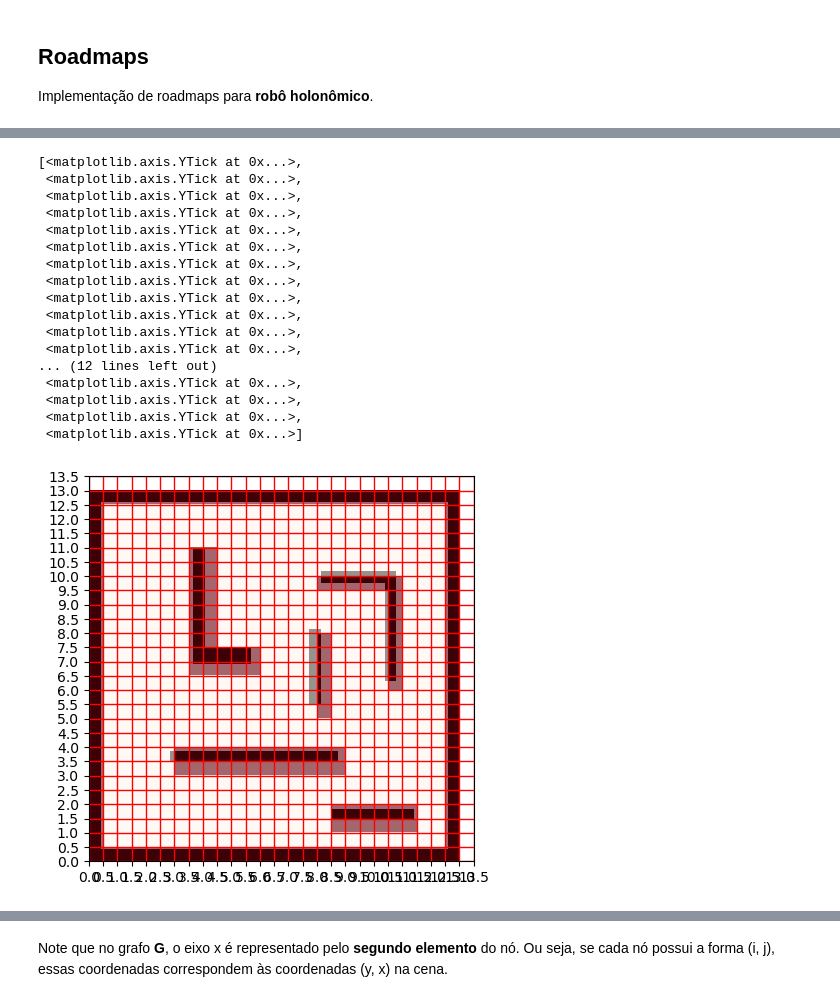
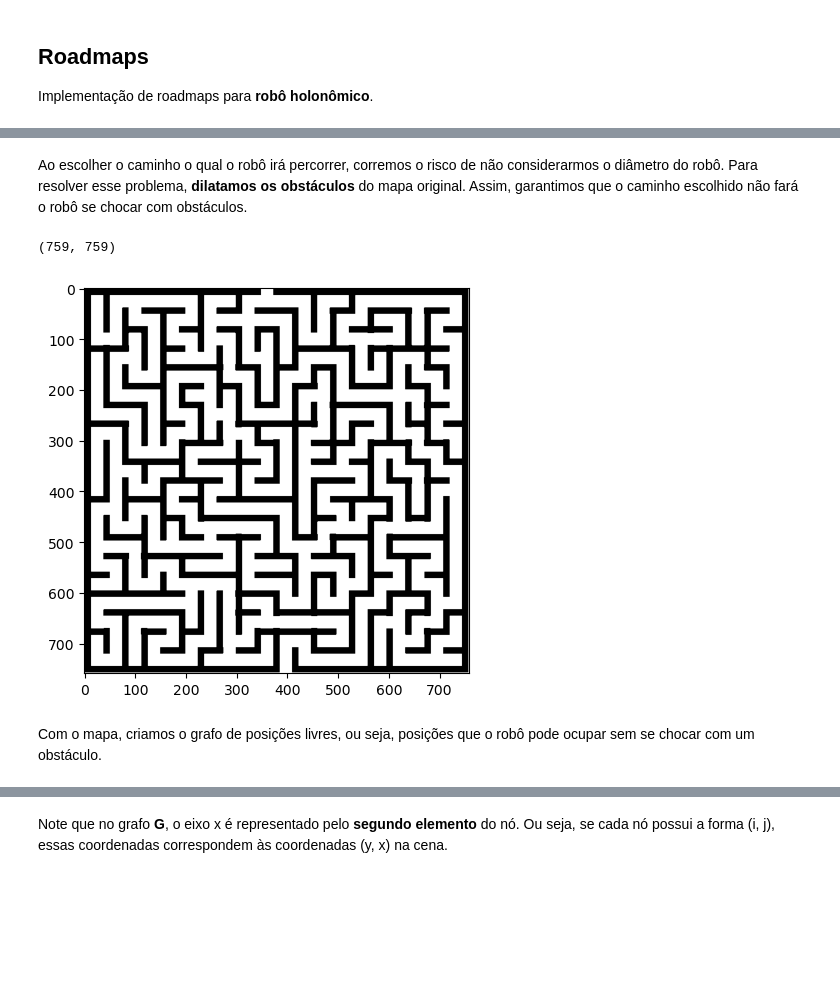
Before and after one commit to marcotuliopin/mobile-robotics, a Jupyter notebook: tp2/roadmaps.ipynb, the cells around one changed output, grey strips where cells are left out. Cells and saved outputs as stored; diff of their text form; code cells hidden in the pictures; blank space fills up the shorter version.

```diff
--- a/tp2/roadmaps.ipynb
+++ b/tp2/roadmaps.ipynb
@@ -54,12 +76,34 @@ img.shape
+# %% [markdown]
+Ao escolher o caminho o qual o robô irá percorrer, corremos o risco de não considerarmos o diâmetro do robô. Para resolver esse problema, **dilatamos os obstáculos** do mapa original. Assim, garantimos que o caminho escolhido não fará o robô se chocar com obstáculos.
+# %%
+fig = plt.figure(figsize=(5,5), dpi=100)
+ax = fig.add_subplot(111, aspect='equal')
+
+# Tamanho da dilatação.
+dilation_size = scenes[scene]['dilation']
+
+# Dilata os obstáculos
+img_uint8 = (source_img * 255).astype(np.uint8)
+selem = cv2.getStructuringElement(cv2.MORPH_RECT, (2*dilation_size + 1, 2*dilation_size + 1))
+img= cv2.dilate(img_uint8, selem)
+
+# Converte a imagem para o formato original
+img = img.astype(np.float32) / 255
+
+ax.imshow(img, cmap='Greys', origin='upper')
+img.shape # Perceba que o tamanho da imagem continua o mesmo
+# %% [output]
+(759, 759)
+[figure, added]
+# %% [markdown]
+Com o mapa, criamos o grafo de posições livres, ou seja, posições que o robô pode ocupar sem se chocar com um obstáculo.
 # %%
 # Dimensões do mapa informado em metros (X, Y)
-map_dims = np.array([13, 13]) # Paredes 2
+map_dims = np.array(scenes[scene]['dims'])
+cell_size = scenes[scene]['cell size']
 
 # Escala Pixel/Metro
 sy, sx = img.shape / map_dims
-
-# Tamanho da célula do nosso Grid (em metros)
-cell_size = 0.5
 
 rows, cols = (map_dims / cell_size).astype(int)
 grid = np.zeros((rows, cols))
@@ -81,33 +125,26 @@ for r in range(rows):
 grid[grid >= threshold] = 1
 grid[grid < threshold] = 0
 
-fig = plt.figure(figsize=(5,5), dpi=100)
-ax = fig.add_subplot(111, aspect='equal')
+# Criando o Grafo para o nosso Grid
 
-# Plotando Mapa e Células
-obj = ax.imshow(img, cmap='Greys', extent=(0, map_dims[1], 0, map_dims[0]), origin='upper')
-obj = ax.imshow(grid, cmap='Reds', extent=(0, map_dims[1], 0, map_dims[0]), alpha=.6)
+# Criando vértices em todas as células
+G = nx.grid_2d_graph(rows, cols)
 
-# Plotando as linhas do grid para facilitar a visualização
-ax.grid(which='major', axis='both', linestyle='-', color='r', linewidth=1)
-ax.set_xticks(np.arange(0, map_dims[1]+1, cell_size))
-ax.set_yticks(np.arange(0, map_dims[0]+1, cell_size))
+# Removendo células que estão em células marcas com obstáculos
+for r in range(rows):
+    for c in range(cols):
+        if grid[r][c] == 1:
+            G.remove_node((r,c))
+
+# Adicionando arestas diagonais
+for node in G.nodes():
+    r, c = node
+    diagonal_neighbors = [(r-1, c-1), (r-1, c+1), (r+1, c-1), (r+1, c+1)]
+    # Adicionamos uma aresta diagonal somente se o vizinho entre as células é livre
+    for neighbor in diagonal_neighbors:
+        if not neighbor in G.nodes():
+            continue
+        if (r, neighbor[1]) in G.nodes() and (neighbor[0], c) in G.nodes():
+            G.add_edge(node, neighbor)
+
+pos = {node:(node[1]*cell_size+cell_size/2, map_dims[0]-node[0]*cell_size-cell_size/2) for node in G.nodes()}
-# %% [output]
-[<matplotlib.axis.YTick at 0x...>,
- <matplotlib.axis.YTick at 0x...>,
- <matplotlib.axis.YTick at 0x...>,
- <matplotlib.axis.YTick at 0x...>,
- <matplotlib.axis.YTick at 0x...>,
- <matplotlib.axis.YTick at 0x...>,
- <matplotlib.axis.YTick at 0x...>,
- <matplotlib.axis.YTick at 0x...>,
- <matplotlib.axis.YTick at 0x...>,
- <matplotlib.axis.YTick at 0x...>,
- <matplotlib.axis.YTick at 0x...>,
- <matplotlib.axis.YTick at 0x...>,
-... (12 lines left out)
- <matplotlib.axis.YTick at 0x...>,
- <matplotlib.axis.YTick at 0x...>,
- <matplotlib.axis.YTick at 0x...>,
- <matplotlib.axis.YTick at 0x...>]
-[figure, removed]
```
Also changed, not shown: parts of 21 cells of this notebook, 11 other files.
